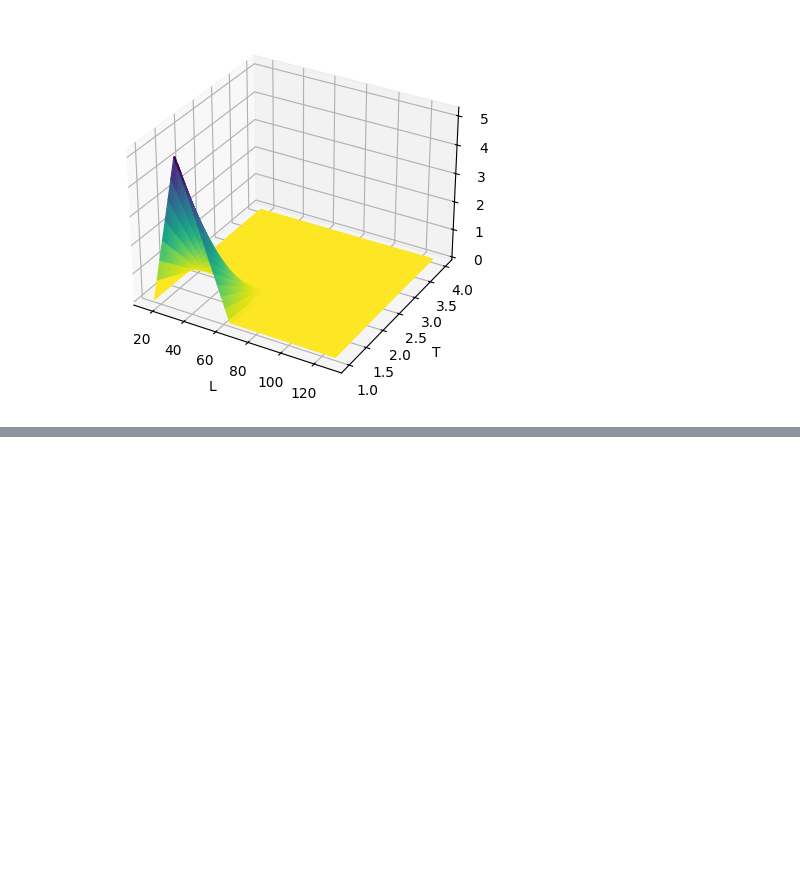
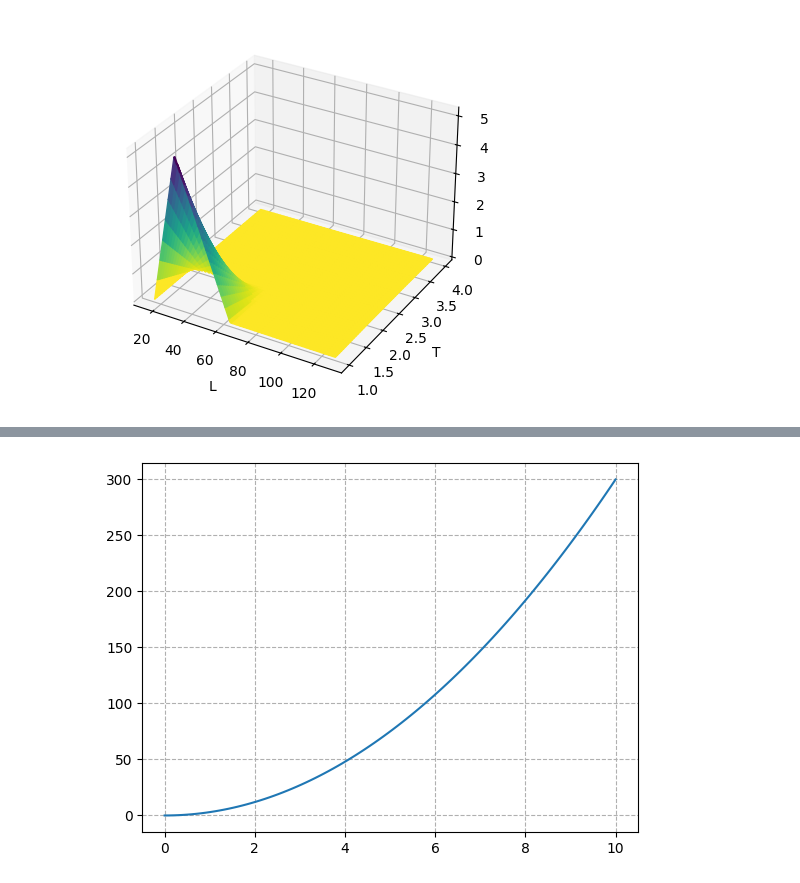
Before and after one commit to RoSerMar/Ising_Model, a Jupyter notebook: Ising_mod_c_done.ipynb, the cells around one changed output, grey strips where cells are left out. Drawn from its saved outputs; the diff is of its cells as text; code cells hidden in the pictures; blank space fills up the shorter version.

```diff
--- a/Ising_mod_c_done.ipynb
+++ b/Ising_mod_c_done.ipynb
@@ -392,0 +399,23 @@ plot_region(16, 128, 1, 4)
+# %%
+def energia_média(temp):
+    return temp**3
+
+def função_derivada(f):
+    def der(x):
+        prec = 1e-6
+        val = (f(x+prec)-f(x-prec)) / (2 * prec)
+        return val
+    return der
+
+heat_cap = função_derivada(energia_média)
+
+X = np.linspace(0,10, 100)
+
+plt.plot(X, heat_cap(X))
+plt.grid(True, ls="--")
+plt.show()
+
+
+# print(f"{derivada(energia_média, 10):.8f}")
+# %% [output]
+[figure, added]
```
Also changed, not shown: parts of 1 cell of this notebook.
